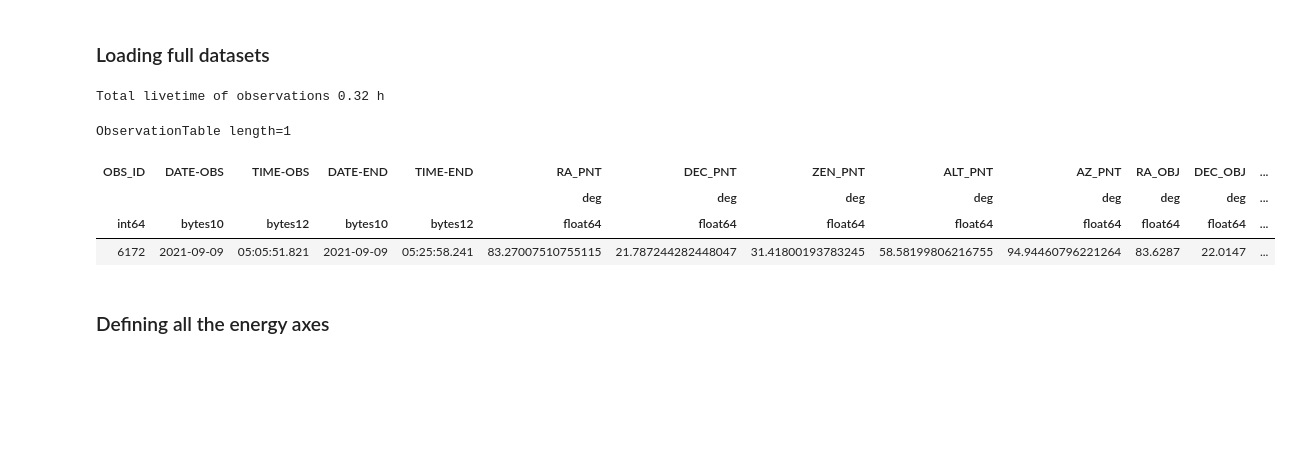
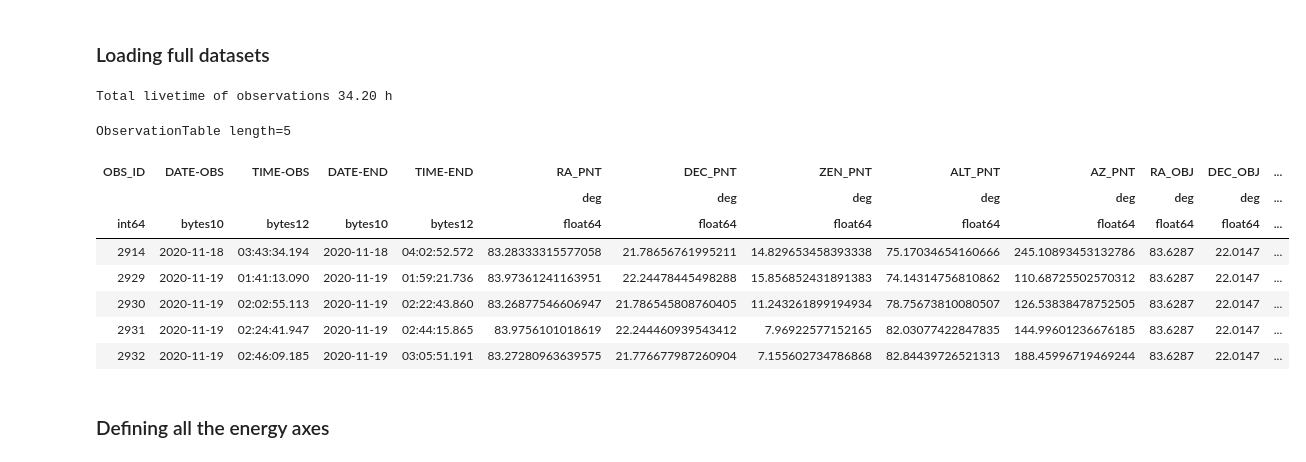
Before and after one commit to juanjq/cherenkov_transparency_corrections, a Jupyter notebook: high_level_analysis/dl3_gammapy_analysis.ipynb, the cells around one changed output. Cells and saved outputs as stored; diff of their text form; code cells hidden in the pictures; blank space fills up the shorter version.

```diff
--- a/high_level_analysis/dl3_gammapy_analysis.ipynb
+++ b/high_level_analysis/dl3_gammapy_analysis.ipynb
@@ -43,6 +41,7 @@ root_data = root + "../../data/"
 config_gammapy = root_objects + "config_gammapy_analysis.json"
 
 # Path of dl3 data
+dl3_dir_paper = "/fefs/aswg/workspace/daniel.morcuende/data/real/DL3/Crab_performance/AllSkyMC_v0.9.9/intensity80/all_nodes/gh_eff_0.7_th_cont_0.7/"
 dl3_dir   = root_data + "cherenkov_transparency_corrections/crab/dl3/"
 dl3_dir_s = root_data + "cherenkov_transparency_corrections/crab/dl3_scaled/"
 # %% [markdown]
@@ -63,37 +62,66 @@ e_true_min, e_true_max, e_true_bin_p_dec = _e_true["min"], _e_true["max"], _e_tr
 # %% [markdown]
 ### Loading full datasets
 # %%
+# -------------------------------------------------------
+# Opening all the dl3 data in a path
+total_data_store_paper = DataStore.from_dir(dl3_dir_paper)
+
+# Taking the obs ids
+obs_ids_paper = total_data_store_paper.obs_table["OBS_ID"].data
+obs_ids_paper = obs_ids_paper[:]
+
+# Then we get the observation information from the total data store
+observations_paper = total_data_store_paper.get_observations(
+    obs_ids_paper,
+    required_irf=["aeff", "edisp", "rad_max"]
+)
+# -------------------------------------------------------
+# -------------------------------------------------------
 # Opening all the dl3 data in a path
 total_data_store   = DataStore.from_dir(dl3_dir)
-total_data_store_s = DataStore.from_dir(dl3_dir_s)
 
 # Taking the obs ids
 obs_ids = total_data_store.obs_table["OBS_ID"].data
 obs_ids = obs_ids[:]
 
 # Then we get the observation information from the total data store
 observations = total_data_store.get_observations(
     obs_ids,
     required_irf=["aeff", "edisp", "rad_max"]
 )
+# -------------------------------------------------------
+# -------------------------------------------------------
+# Opening all the dl3 data in a path
+total_data_store_s = DataStore.from_dir(dl3_dir_s)
+
+# Taking the obs ids
+obs_ids_s = total_data_store_s.obs_table["OBS_ID"].data
+obs_ids_s = obs_ids_s[:]
+
+# Then we get the observation information from the total data store
 observations_s = total_data_store_s.get_observations(
-    obs_ids,
+    obs_ids_s,
     required_irf=["aeff", "edisp", "rad_max"]
 )
+# -------------------------------------------------------
 
 # Defining target position and ON reion
 target_position = SkyCoord.from_name(target_name, frame='icrs')
 on_region = PointSkyRegion(target_position)
 
-print(f'Total livetime of observations {total_data_store.obs_table["LIVETIME"].data.sum()/3600:.2f} h')
+print(f'Total livetime of observations {total_data_store_paper.obs_table["LIVETIME"].data.sum()/3600:.2f} h')
 display(total_data_store.obs_table[:5])
 # %% [output]
-Total livetime of observations 0.32 h
+Total livetime of observations 34.20 h
-ObservationTable length=1
+ObservationTable length=5
 | OBS_ID | DATE-OBS | TIME-OBS | DATE-END | TIME-END | RA_PNT | DEC_PNT | ZEN_PNT | ALT_PNT | AZ_PNT | RA_OBJ | DEC_OBJ | ... |
 |  |  |  |  |  | deg | deg | deg | deg | deg | deg | deg | ... |
 | int64 | bytes10 | bytes12 | bytes10 | bytes12 | float64 | float64 | float64 | float64 | float64 | float64 | float64 | ... |
-| 6172 | 2021-09-09 | 05:05:51.821 | 2021-09-09 | 05:25:58.241 | 83.27007510755115 | 21.787244282448047 | 31.41800193783245 | 58.58199806216755 | 94.94460796221264 | 83.6287 | 22.0147 | ... |
+| 2914 | 2020-11-18 | 03:43:34.194 | 2020-11-18 | 04:02:52.572 | 83.28333315577058 | 21.78656761995211 | 14.829653458393338 | 75.17034654160666 | 245.10893453132786 | 83.6287 | 22.0147 | ... |
+| 2929 | 2020-11-19 | 01:41:13.090 | 2020-11-19 | 01:59:21.736 | 83.97361241163951 | 22.24478445498288 | 15.856852431891383 | 74.14314756810862 | 110.68725502570312 | 83.6287 | 22.0147 | ... |
+| 2930 | 2020-11-19 | 02:02:55.113 | 2020-11-19 | 02:22:43.860 | 83.26877546606947 | 21.786545808760405 | 11.243261899194934 | 78.75673810080507 | 126.53838478752505 | 83.6287 | 22.0147 | ... |
+| 2931 | 2020-11-19 | 02:24:41.947 | 2020-11-19 | 02:44:15.865 | 83.9756101018619 | 22.244460939543412 | 7.96922577152165 | 82.03077422847835 | 144.99601236676185 | 83.6287 | 22.0147 | ... |
+| 2932 | 2020-11-19 | 02:46:09.185 | 2020-11-19 | 03:05:51.191 | 83.27280963639575 | 21.776677987260904 | 7.155602734786868 | 82.84439726521313 | 188.45996719469244 | 83.6287 | 22.0147 | ... |
 # %% [markdown]
 ### Defining all the energy axes
 # %%
```
Also changed, not shown: parts of 15 cells of this notebook, 15 other files.
